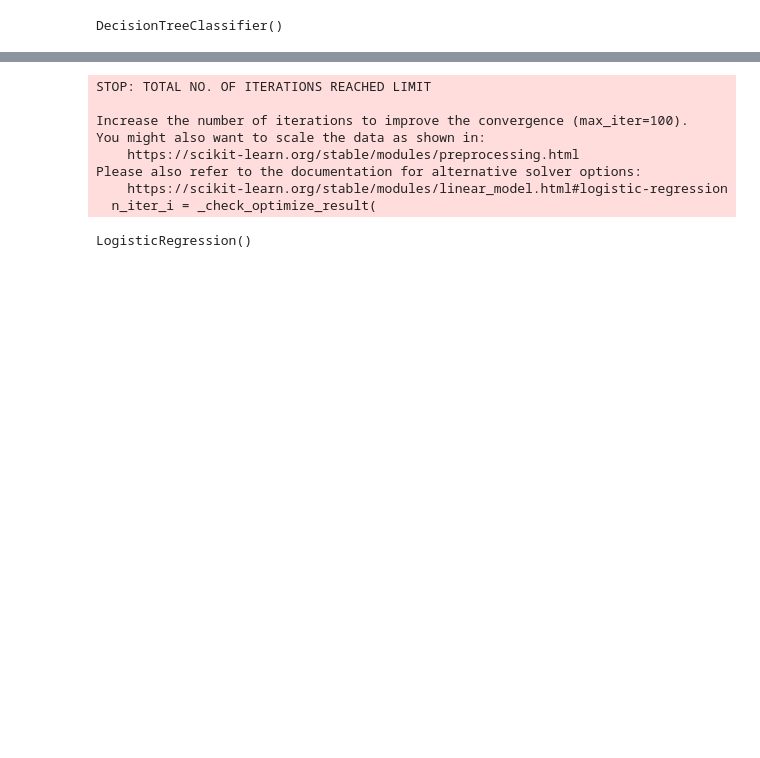
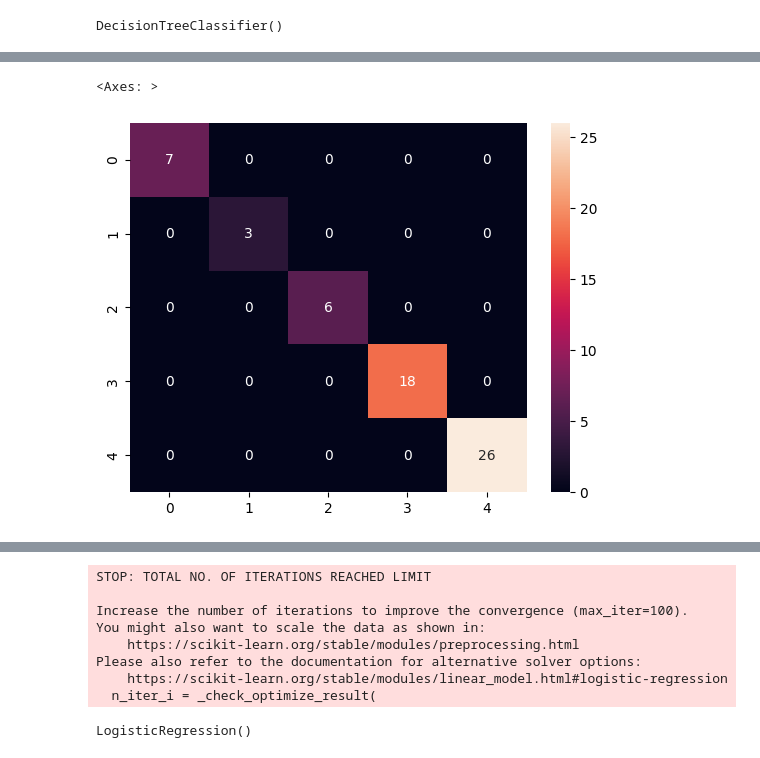
Before and after one commit to sebastianmentor/EOBPAH25KD_Lektion_12, a Jupyter notebook: drugs.ipynb, the cells around one changed output, grey strips where cells are left out. Cells and saved outputs as stored; diff of their text form; code cells hidden in the pictures; blank space fills up the shorter version.

```diff
--- a/drugs.ipynb
+++ b/drugs.ipynb
@@ -172,3 +204,8 @@ Confusion matrix
+# %%
+sns.heatmap(cm, annot=True)
+# %% [output]
+<Axes: >
+[figure, added]
 # %%
 cm_2 = confusion_matrix(y_test, clf.predict(X_test))
 
```
Also changed, not shown: parts of 22 cells of this notebook, 7 other files.
